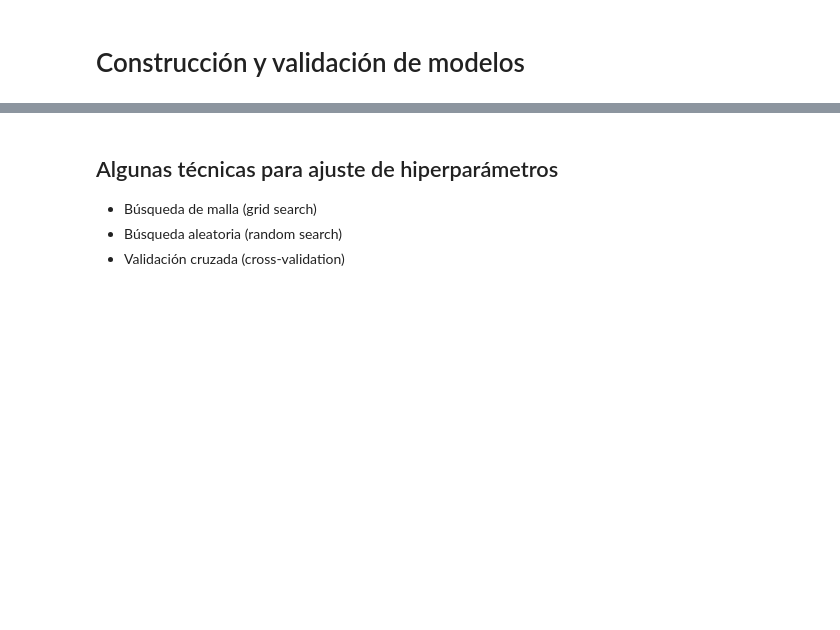
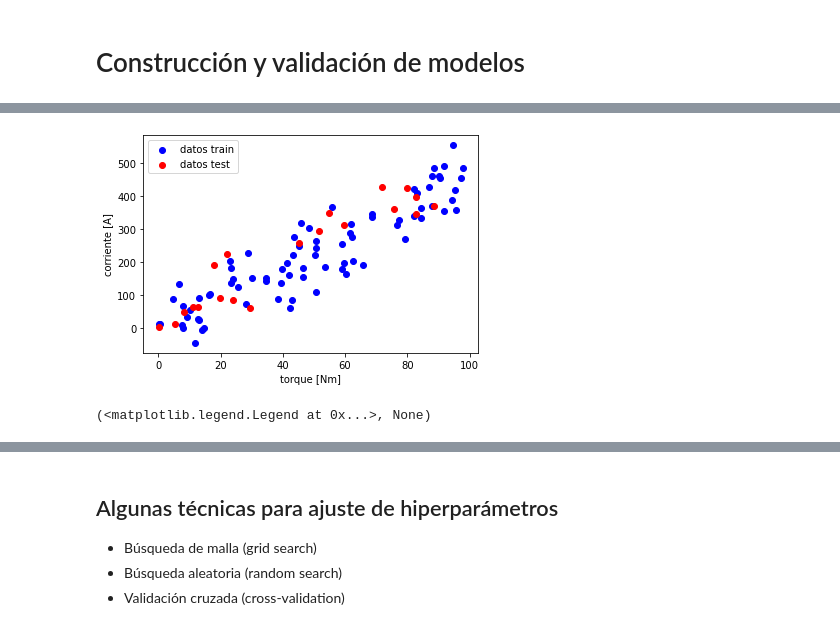
Before and after one commit to fleaman-udec/aprendizaje-automatico, a Jupyter notebook: AAIM-M1b-Construccion-Modelos.ipynb, the cells around one changed output, grey strips where cells are left out. Cells and saved outputs as stored; diff of their text form; code cells hidden in the pictures; blank space fills up the shorter version.

```diff
--- a/AAIM-M1b-Construccion-Modelos.ipynb
+++ b/AAIM-M1b-Construccion-Modelos.ipynb
@@ -169,0 +189,12 @@ Enfoque correcto, pero incompleto ya que no hay una etapa de ajuste de hiperpar
+# %%
+from sklearn.model_selection import train_test_split
+
+x_train, x_test, y_train, y_test = train_test_split(x, y, test_size=0.2, random_state=42)
+
+plt.scatter(x_train, y_train, label='datos train', color='blue')
+plt.scatter(x_test, y_test, label='datos test', color='red')
+plt.xlabel('torque [Nm]'), plt.ylabel('corriente [A]')
+plt.legend(), plt.show()
+# %% [output]
+[figure, added]
+(<matplotlib.legend.Legend at 0x...>, None)
```
Also changed, not shown: parts of 5 cells of this notebook, 1 other file.
